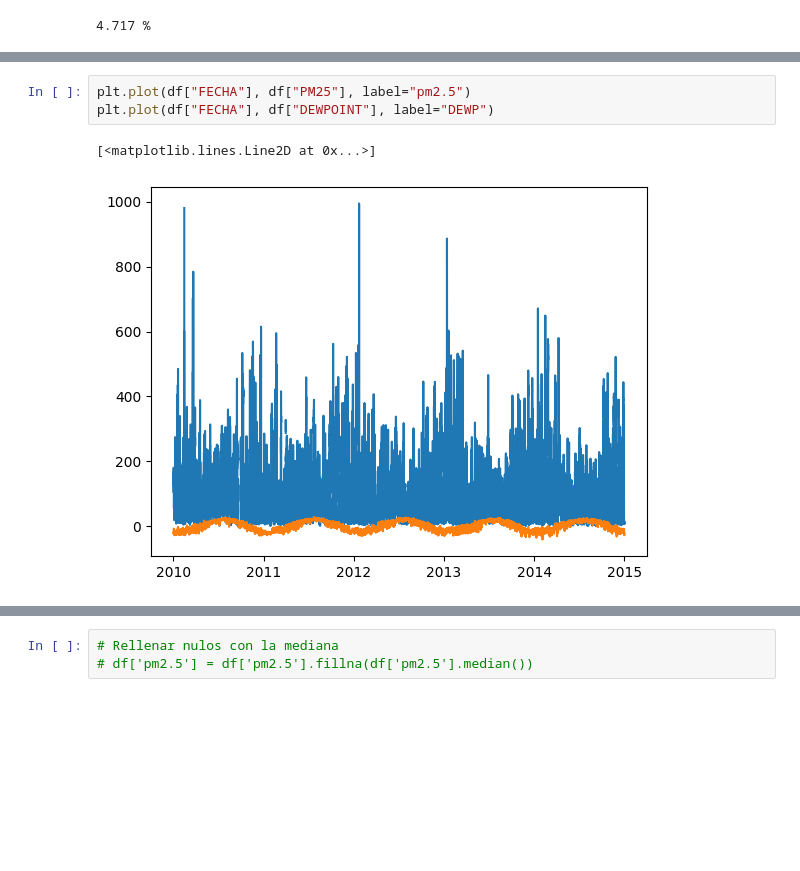
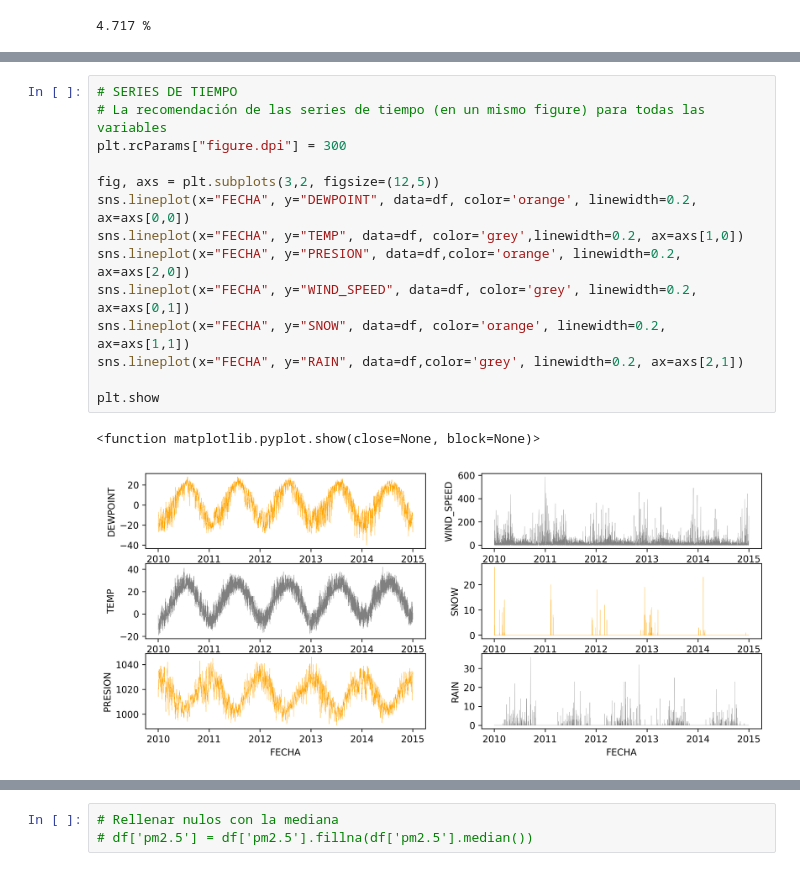
Before and after one commit to gapalfaro-cmyk/Proyecto-de-fin-de-modulo-5---Alfaro-Badillo-Cruz-Perez-Rupit, a Jupyter notebook: Entregable_Tarea_5_1_Alfaro_Cruz_Perez_Rupit_Medea.ipynb, the cells around one changed output, grey strips where cells are left out. Cells and saved outputs as stored; diff of their text form; blank space fills up the shorter version.

```diff
--- a/Entregable_Tarea_5_1_Alfaro_Cruz_Perez_Rupit_Medea.ipynb
+++ b/Entregable_Tarea_5_1_Alfaro_Cruz_Perez_Rupit_Medea.ipynb
@@ -282,6 +390,17 @@ plt.show()
-# %%
-plt.plot(df["FECHA"], df["PM25"], label="pm2.5")
-plt.plot(df["FECHA"], df["DEWPOINT"], label="DEWP")
-# %% [output]
-[<matplotlib.lines.Line2D at 0x...>]
-[figure, removed]
+# %%
+# SERIES DE TIEMPO
+# La recomendación de las series de tiempo (en un mismo figure) para todas las variables
+plt.rcParams["figure.dpi"] = 300
+
+fig, axs = plt.subplots(3,2, figsize=(12,5))
+sns.lineplot(x="FECHA", y="DEWPOINT", data=df, color='orange', linewidth=0.2, ax=axs[0,0])
+sns.lineplot(x="FECHA", y="TEMP", data=df, color='grey',linewidth=0.2, ax=axs[1,0])
+sns.lineplot(x="FECHA", y="PRESION", data=df,color='orange', linewidth=0.2, ax=axs[2,0])
+sns.lineplot(x="FECHA", y="WIND_SPEED", data=df, color='grey', linewidth=0.2, ax=axs[0,1])
+sns.lineplot(x="FECHA", y="SNOW", data=df, color='orange', linewidth=0.2, ax=axs[1,1])
+sns.lineplot(x="FECHA", y="RAIN", data=df,color='grey', linewidth=0.2, ax=axs[2,1])
+
+plt.show
+# %% [output]
+<function matplotlib.pyplot.show(close=None, block=None)>
+[figure, added]
```
Also changed, not shown: parts of 42 cells of this notebook.
